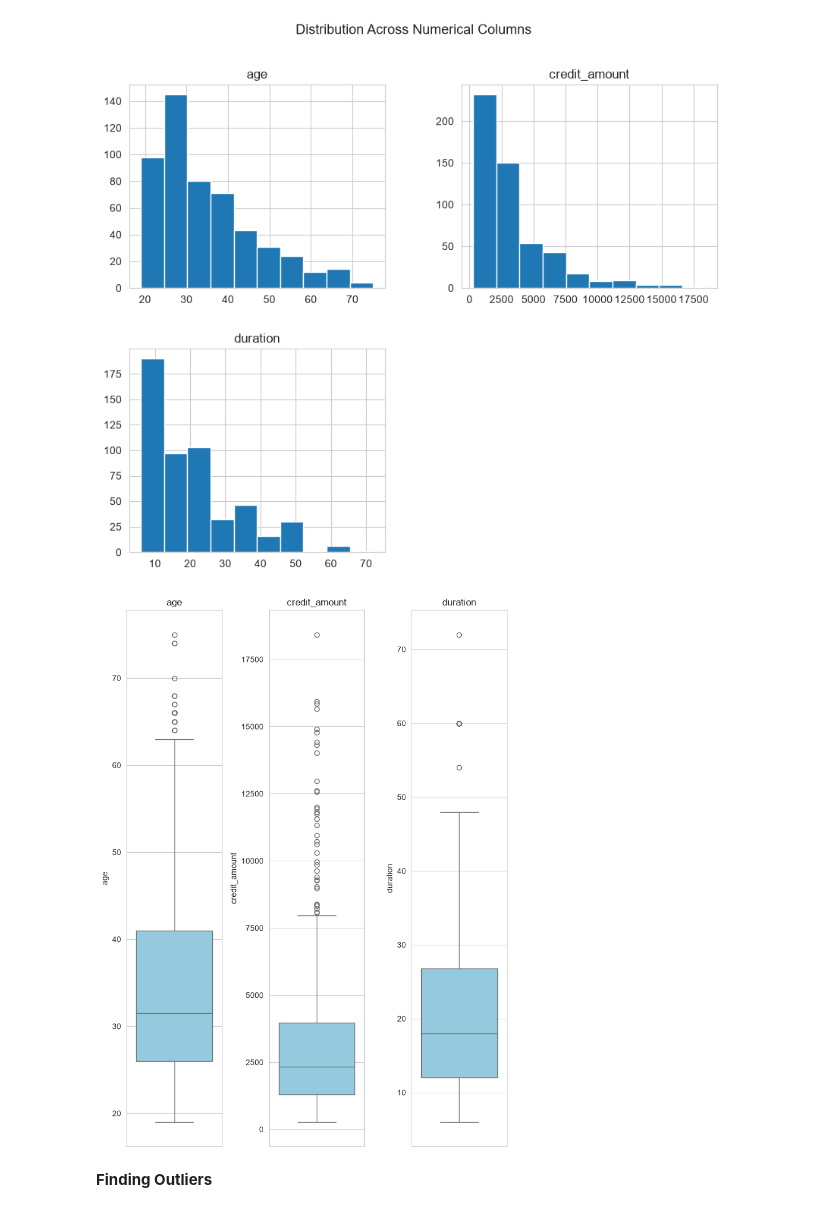
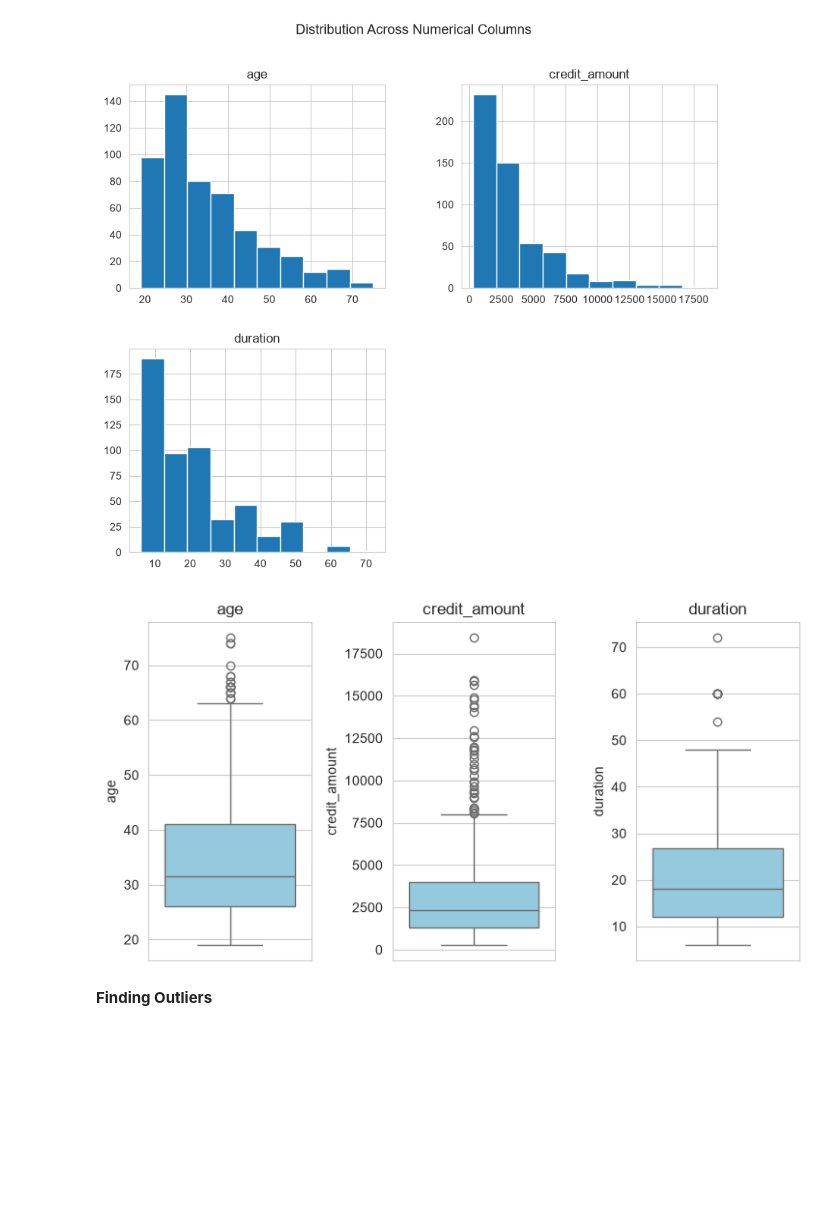
Before and after one commit to th3realAyo/credit-risk, a Jupyter notebook: script.ipynb, the cells around one changed output. Saved outputs shown, nothing was run; the diff lists cells and outputs as text; code cells hidden in the pictures; blank space fills up the shorter version.

```diff
--- a/script.ipynb
+++ b/script.ipynb
@@ -200,16 +200,16 @@ plt.suptitle('Distribution Across Numerical Columns', fontsize= 13)
 Text(0.5, 0.98, 'Distribution Across Numerical Columns')
 [figure]
 # %%
-plt.figure(figsize=(10,10))
+plt.figure(figsize=(10,4))
 for i, col in enumerate(numerical_cols):
     plt.subplot(1, 4, i + 1)
     sns.boxplot(y=df[col], color="skyblue")
     plt.title(f'{col}')
 
 plt.tight_layout()
 plt.show()
 # %% [output]
-[figure, old version]
+[figure, new version]
 # %% [markdown]
 **Finding Outliers**
 # %%
```
Also changed, not shown: parts of 56 cells of this notebook.
